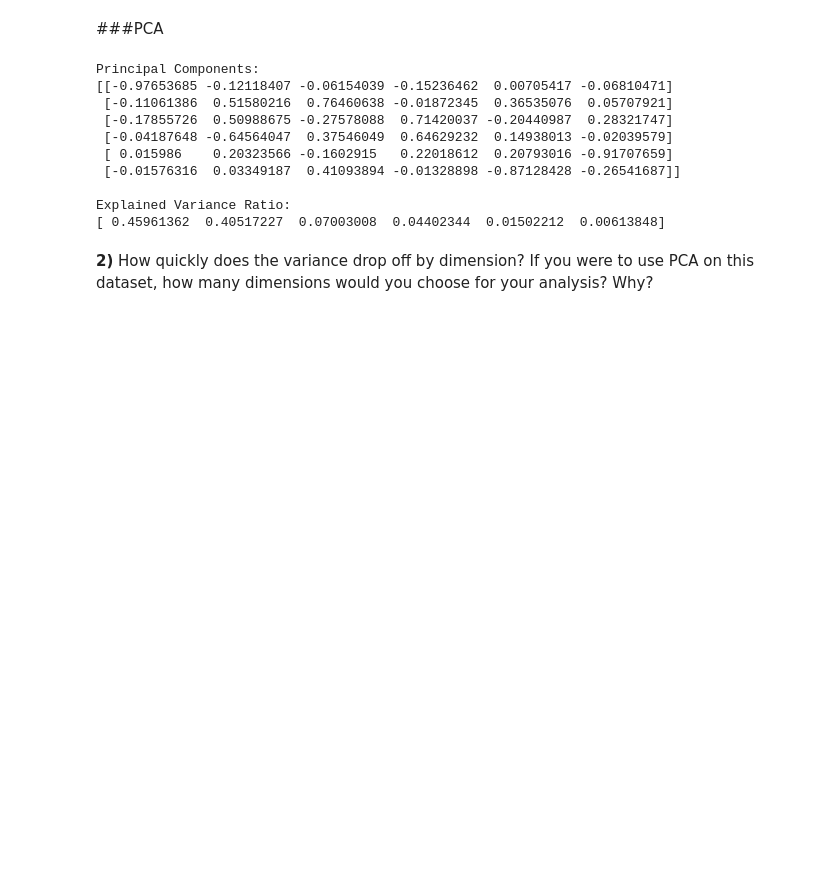
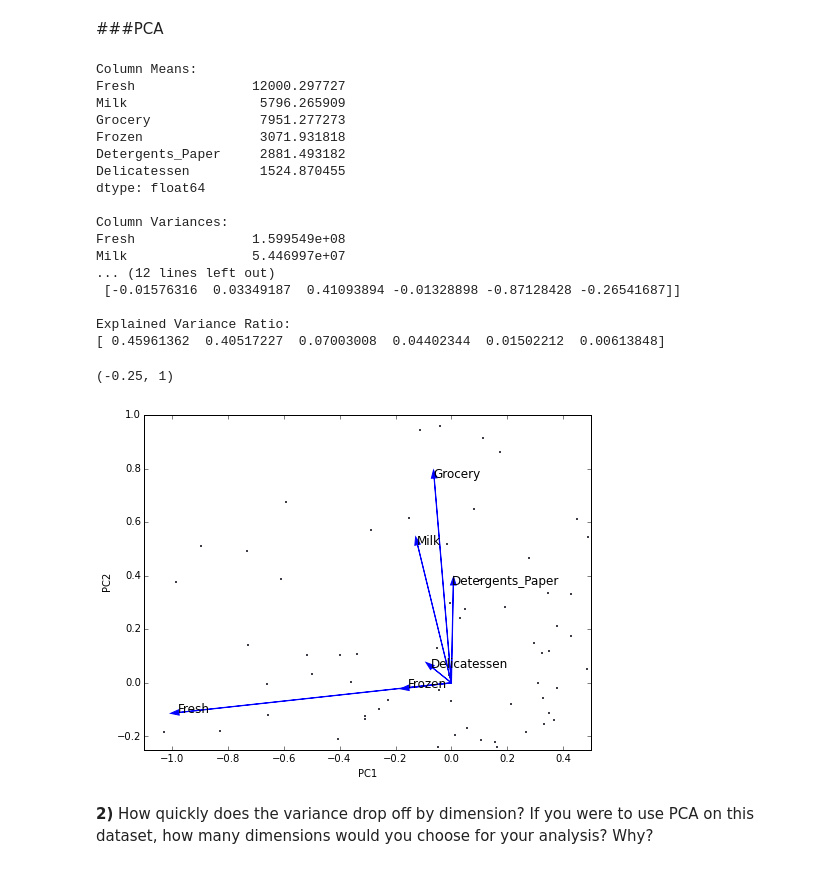
Before and after one commit to TenaciousTerrier/ML-Engineer-P3, a Jupyter notebook: customer_segments.ipynb, the cells around one changed output. Saved outputs shown, nothing was run; the diff lists cells and outputs as text; code cells hidden in the pictures; blank space fills up the shorter version.

```diff
--- a/customer_segments.ipynb
+++ b/customer_segments.ipynb
@@ -38,28 +38,71 @@ Answer:
 # %% [markdown]
 ###PCA
 # %%
+# Calculate column means
+print "Column Means: "
+print data.mean(axis = 0)
+print ""
+
+# Calculate column variances
+print "Column Variances: "
+print data.var(axis = 0)
+print ""
+
 # Apply PCA with the same number of dimensions as variables in the dataset
 from sklearn.decomposition import PCA
 pca = PCA(n_components=6)
 pca.fit(data)
 
 # Print the components and the amount of variance in the data contained in each dimension
 print "Principal Components:"
 print pca.components_
 print ""
 print "Explained Variance Ratio:"
 print pca.explained_variance_ratio_
+
+from sklearn.decomposition import PCA
+
+def biplot(df):
+    # Fit on 2 components
+    pca = PCA(n_components=2, whiten=True).fit(df)
+
+    # Plot transformed/projected data
+    ax = pd.DataFrame(
+        pca.transform(df),
+        columns=['PC1', 'PC2']
+    ).plot(kind='scatter', x='PC1', y='PC2', figsize=(8, 6), s=0.8)
+
+    # Plot arrows and labels
+    for i, (pc1, pc2) in enumerate(
+        zip(pca.components_[0], pca.components_[1])):
+        ax.arrow(0, 0, pc1, pc2, width=0.001, fc='blue', ec='blue')
+        ax.annotate(df.columns[i], (pc1, pc2), size=12)
+
+    return ax
+
+ax = biplot(data)
+ax.set_xlim([-1.1, .5])
+ax.set_ylim([-.25, 1])
 # %% [output]
-Principal Components:
-[[-0.97653685 -0.12118407 -0.06154039 -0.15236462  0.00705417 -0.06810471]
- [-0.11061386  0.51580216  0.76460638 -0.01872345  0.36535076  0.05707921]
- [-0.17855726  0.50988675 -0.27578088  0.71420037 -0.20440987  0.28321747]
- [-0.04187648 -0.64564047  0.37546049  0.64629232  0.14938013 -0.02039579]
- [ 0.015986    0.20323566 -0.1602915   0.22018612  0.20793016 -0.91707659]
+Column Means:
+Fresh               12000.297727
+Milk                 5796.265909
+Grocery              7951.277273
+Frozen               3071.931818
+Detergents_Paper     2881.493182
+Delicatessen         1524.870455
+dtype: float64
+
+Column Variances:
+Fresh               1.599549e+08
+Milk                5.446997e+07
+... (12 lines left out)
  [-0.01576316  0.03349187  0.41093894 -0.01328898 -0.87128428 -0.26541687]]
 
 Explained Variance Ratio:
 [ 0.45961362  0.40517227  0.07003008  0.04402344  0.01502212  0.00613848]
+(-0.25, 1)
+[figure, added]
 # %% [markdown]
 **2)** How quickly does the variance drop off by dimension? If you were to use PCA on this dataset, how many dimensions would you choose for your analysis? Why?
 # %% [markdown]
```
Also changed, not shown: parts of 1 cell of this notebook.
